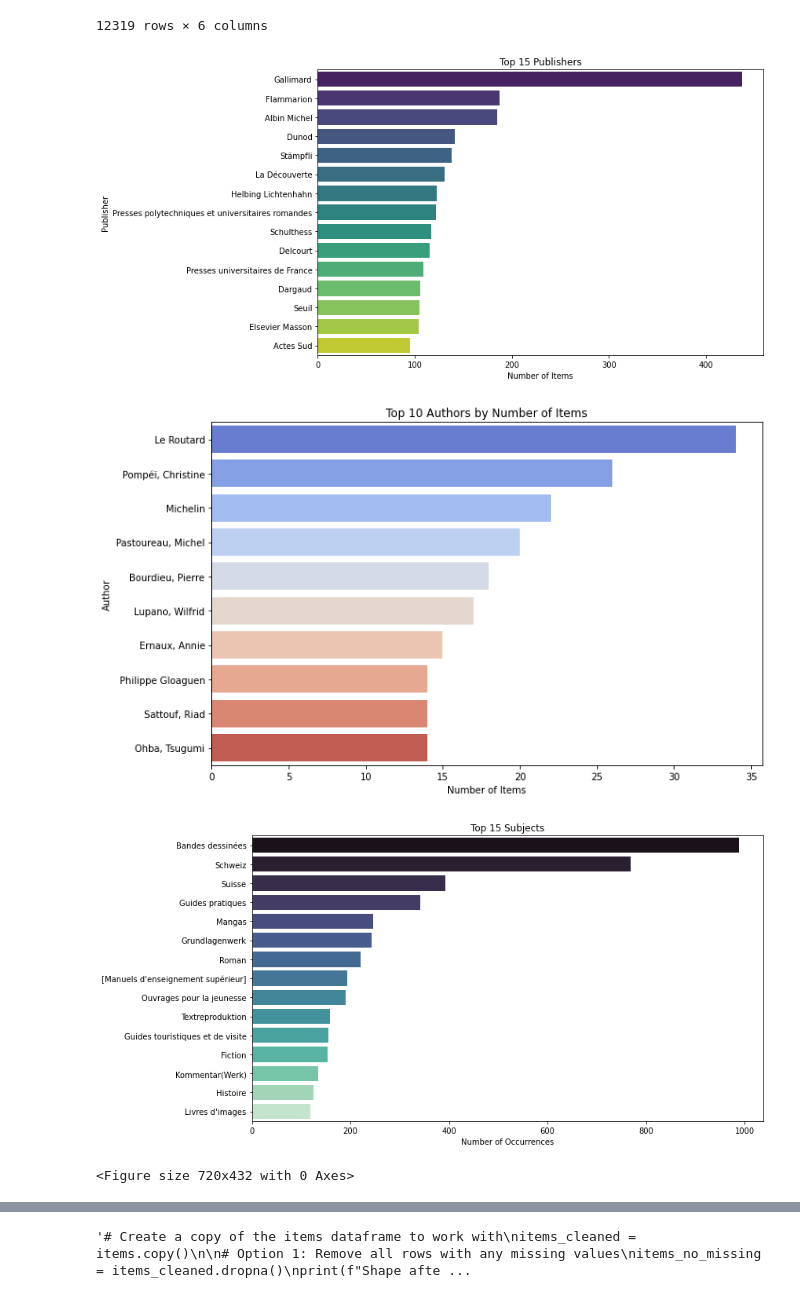
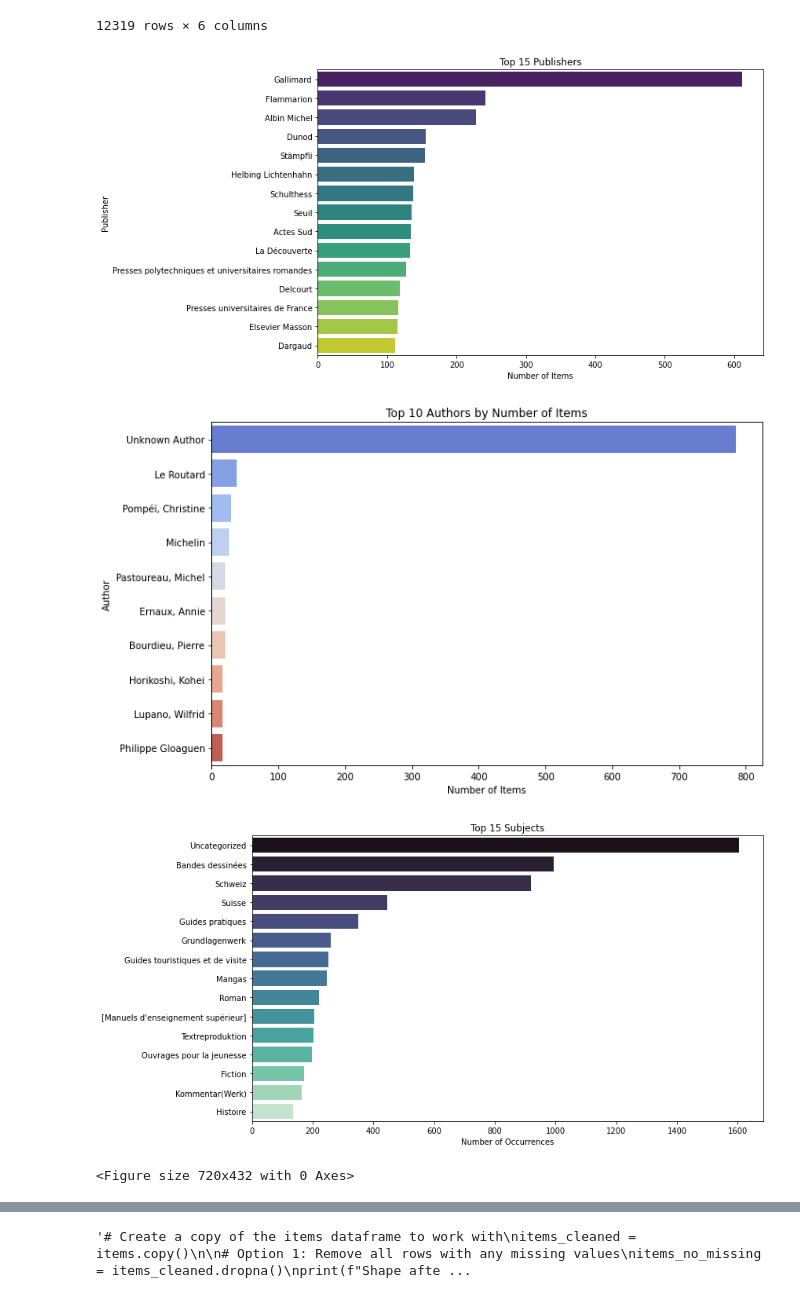
Before and after one commit to fedeamedeo/machine-learning-project, a Jupyter notebook: project 3 version.ipynb, the cells around one changed output, grey strips where cells are left out. Cells and saved outputs as stored; diff of their text form; code cells hidden in the pictures.

```diff
--- a/project 3 version.ipynb
+++ b/project 3 version.ipynb
@@ -7,7 +7,7 @@ from sklearn.metrics.pairwise import cosine_similarity
 # Correct file paths for loading CSV files from GitHub
 filepath = 'https://raw.githubusercontent.com/fedeamedeo/machine-learning-project/main/Data/'
 interactions = pd.read_csv(filepath + 'interactions_train.csv')
-items = pd.read_csv(filepath + 'items.csv')
+items = pd.read_csv('items_improved.csv')
 # %%
 interactions.isnull().sum()
 # %% [output]
@@ -262,6 +217,7 @@ all_items
 | 15289 | Red eyes sword : akame ga kill ! ... | Takahiro | 9782368522134; 2368522131; 978236... | Kurokawa | Bandes dessinées; Mangas | 15289 |
 12319 rows × 6 columns
 # %%
+all_items = items.copy()
 import seaborn as sns
 import numpy as np
 
@@ -308,36 +264,36 @@ plt.show()
 # Analyze book popularity based on interactions
 if 'interactions' in globals():
     plt.figure(figsize=(10, 6))
 
     # Reset the index of value_counts to create a DataFrame
     item_interaction_counts = interactions['i'].value_counts().reset_index()
     item_interaction_counts.columns = ['i', 'count']  # Rename columns for clarity
 
     # Merge with the items dataset
     items_with_interactions = all_items.merge(item_interaction_counts, on='i', how='left')
     items_with_interactions['interaction_count'] = items_with_interactions['count'].fillna(0)
 
     '''# Correlation between metadata and popularity
     # Create indicator for having Author information
     items_with_interactions['has_author'] = items_with_interactions['Author'].notna().astype(int)
     items_with_interactions['has_subjects'] = items_with_interactions['Subjects'].notna().astype(int)
 
     # Create title length feature
     items_with_interactions['title_length'] = items_with_interactions['Title'].str.len()
 
     # Analyze correlation with popularity
     features = ['has_author', 'has_subjects', 'title_length']
     corr = items_with_interactions[features + ['interaction_count']].corr()
 
     plt.figure(figsize=(8, 6))
     sns.heatmap(corr, annot=True, cmap='coolwarm')
     plt.title('Correlation between Item Features and Popularity')
     plt.tight_layout()
     plt.show()'''
 # %% [output]
-[figure, old version]
+[figure, new version]
-[figure, old version]
+[figure, new version]
-[figure, old version]
+[figure, new version]
 <Figure size 720x432 with 0 Axes>
 # %%
 import seaborn as sns
```
Also changed, not shown: parts of 27 cells of this notebook.
